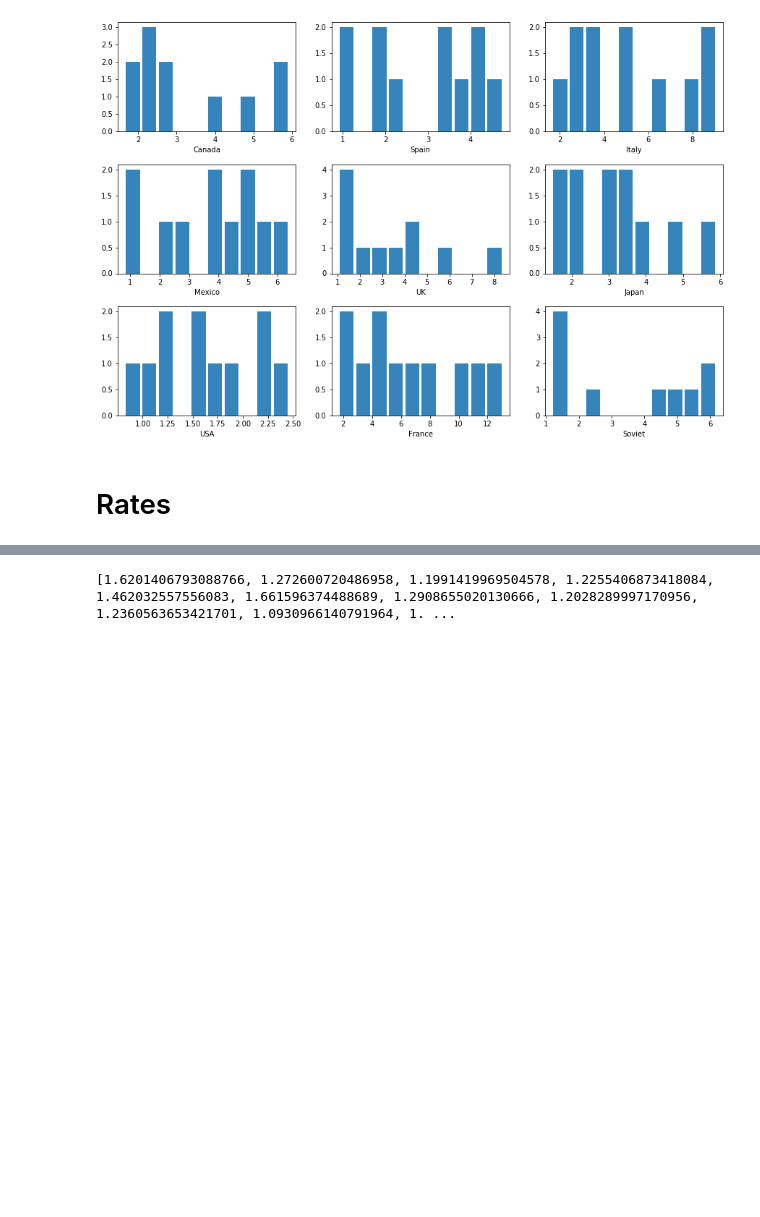
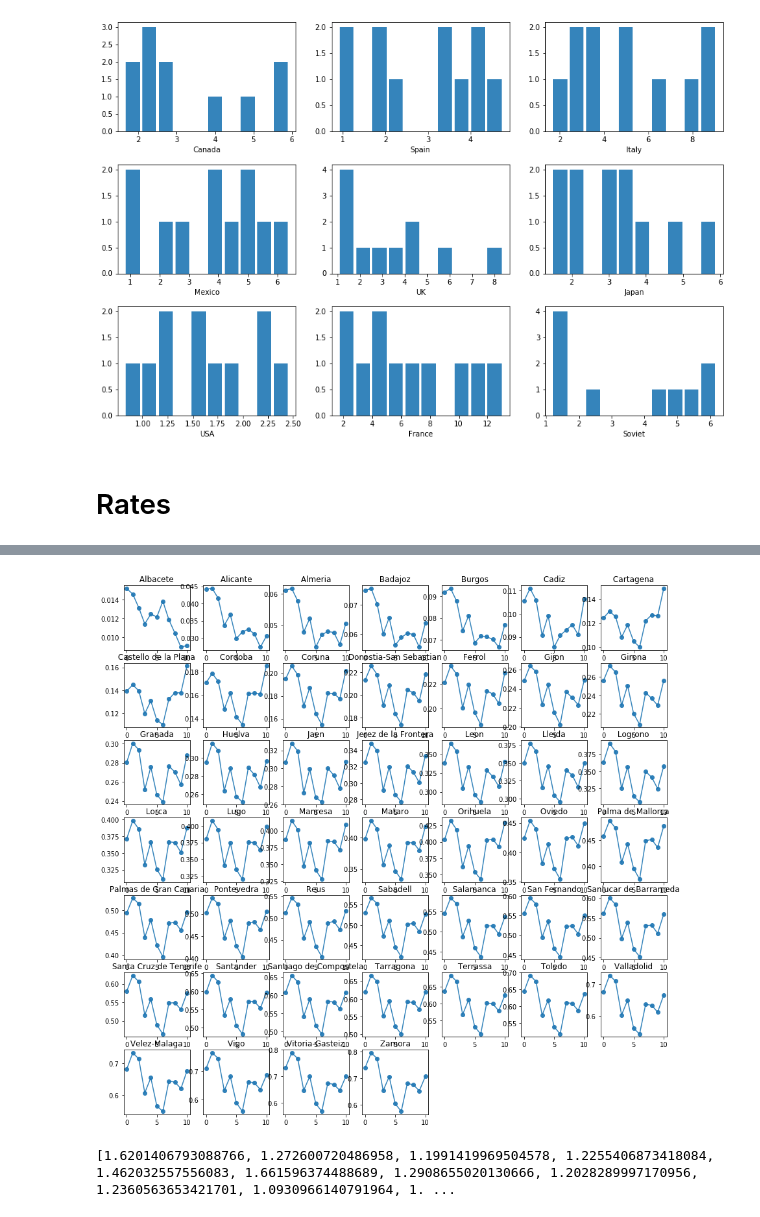
Before and after one commit to rmurcioUCL/RankDiversity, a Jupyter notebook: code/rankcities.ipynb, the cells around one changed output, grey strips where cells are left out. Saved outputs shown, nothing was run; the diff lists cells and outputs as text; code cells hidden in the pictures; blank space fills up the shorter version.

```diff
--- a/code/rankcities.ipynb
+++ b/code/rankcities.ipynb
@@ -678,2 +821,66 @@ fig.savefig(mpath+"meanshiftEpoch.png", dpi=150)
+# %%
+#fig, axs = plt.subplots(3,3, figsize=(15, 10), facecolor='w', edgecolor='k')
+#fig.subplots_adjust(hspace = .3, wspace=.2)
+fig = plt.figure()
+tmp=331
+lst = [' Albacete ' ,
+' Alicante ' ,
+' Almeria ' ,
+' Badajoz ' ,
+' Burgos ' ,
+' Cadiz ' ,
+' Cartagena ' ,
+' Castello de la Plana ' ,
+' Cordoba ' ,
+' Coruna ' ,
+' Donostia-San Sebastian ' ,
+' Ferrol ' ,
+' Gijon ' ,
+' Girona ' ,
+' Granada ' ,
+' Huelva ' ,
+' Jaen ' ,
+' Jerez de la Frontera ' ,
+' Leon ' ,
+' Lleida ' ,
+' Logrono ' ,
+' Lorca ' ,
+' Lugo ' ,
+' Manresa ' ,
+' Mataro ' ,
+' Orihuela ' ,
+' Oviedo ' ,
+' Palma de Mallorca ' ,
+' Palmas de Gran Canaria ' ,
+' Pontevedra ' ,
+' Reus ' ,
+' Sabadell ' ,
+' Salamanca ' ,
+' San Fernando ' ,
+' Sanlucar de Barrameda ' ,
+' Santa Cruz de Tenerife ' ,
+' Santander ' ,
+' Santiago de Compostela ' ,
+' Tarragona ' ,
+' Terrassa ' ,
+' Toledo ' ,
+' Valladolid ' ,
+' Velez-Malaga ' ,
+' Vigo ' ,
+' Vitoria-Gasteiz ' ,
+' Zamora ' ]
+j=1
+p=1
+for i in range(0,len(allcities[p])):
+    #plt.subplot(tmp)
+    ax = fig.add_subplot(7,7,j)
+    ax.plot(allcities[p][i],alpha=0.9,marker='o')
+    #plt.xlabel(lst[j])
+    ax.set_title(lst[j-1])
+    j=j+1
+    tmp=tmp+1
+#fig.savefig(mpath+"rateFranceSeed.png", dpi=150)
+# %% [output]
+[figure, added]
 # %%
 #Epoch
```
Also changed, not shown: parts of 10 cells of this notebook.
